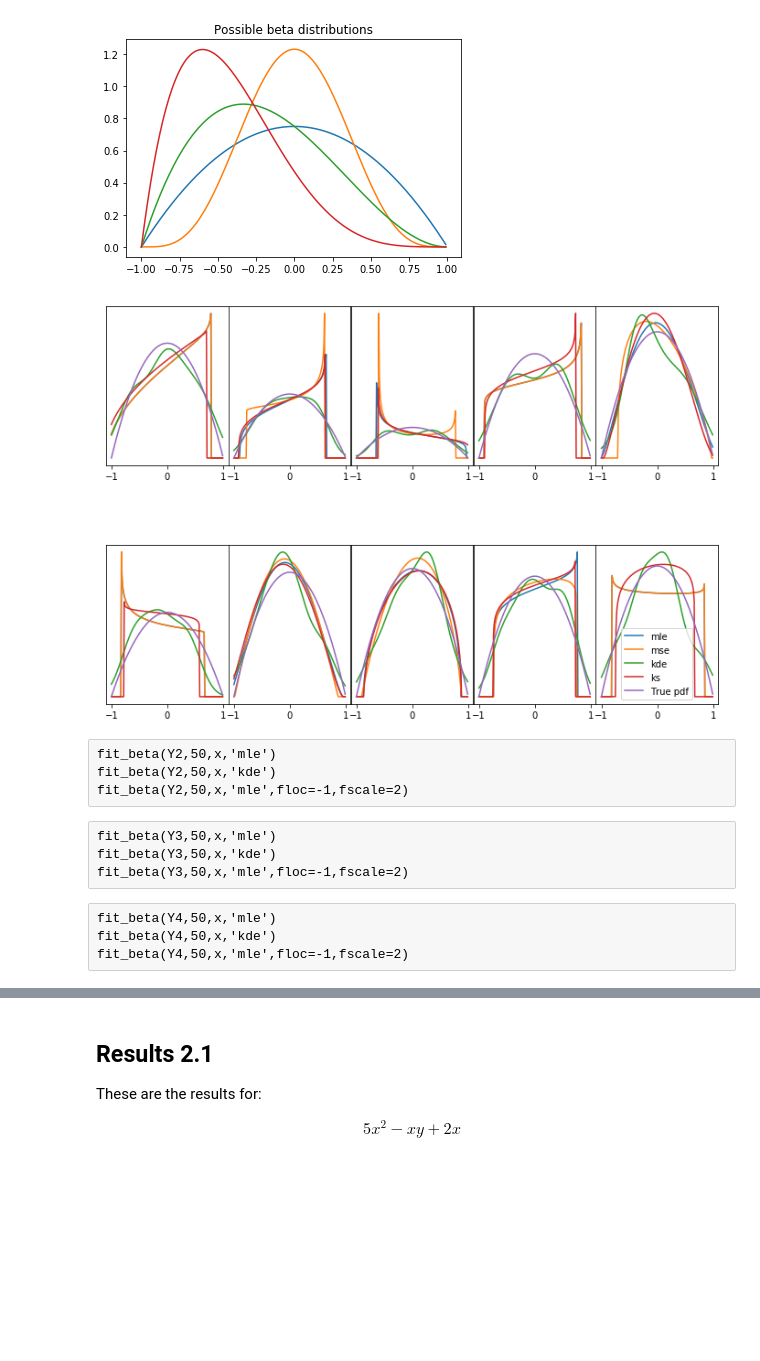
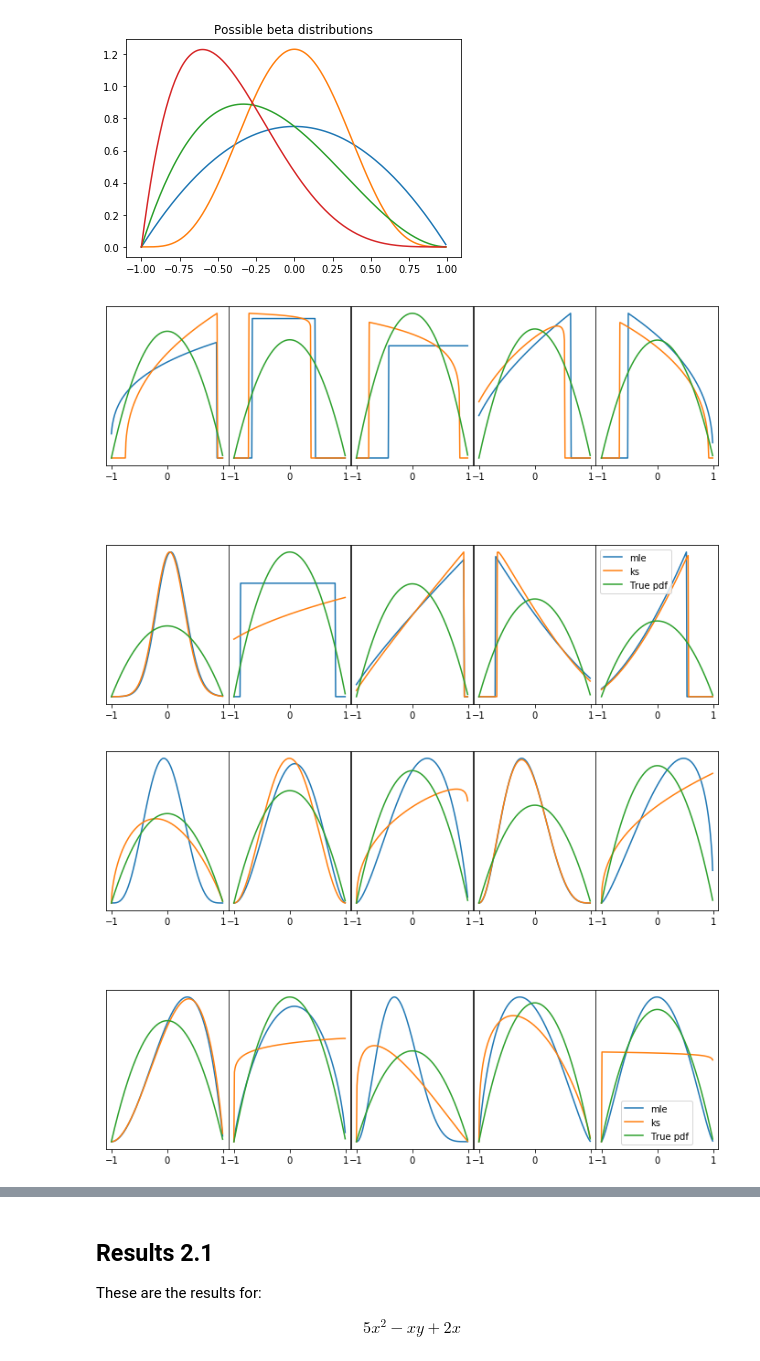
Before and after one commit to harrisonnguyen/stochastic_optimisation, a Jupyter notebook: MLE/investigating_different_beta_cost_functions.ipynb, the cells around one changed output, grey strips where cells are left out. Drawn from its saved outputs; the diff is of its cells as text; code cells hidden in the pictures; blank space fills up the shorter version.

Commit message:
updated plots for MLE

```diff
--- a/MLE/investigating_different_beta_cost_functions.ipynb
+++ b/MLE/investigating_different_beta_cost_functions.ipynb
@@ -35,7 +35,7 @@ plt.title("Possible beta distributions")
 Text(0.5,1,'Possible beta distributions')
 [figure]
 # %%
-def fit_beta(Y,n_samples,x_values,fit_type,plot_observed=False,**kwargs):
+def fit_beta(Y,n_samples,x_values,fit_type,support=(None,None),plot_observed=False,**kwargs):
     #fig, axs = plt.subplots(4,5, figsize=(15, 15), facecolor='w', edgecolor='k')
     #fig.subplots_adjust(hspace = .5, wspace=.001)
     fig, axs = plt.subplots(2,5, figsize=(12, 8), facecolor='w', edgecolor='k')
@@ -45,10 +45,12 @@ def fit_beta(Y,n_samples,x_values,fit_type,plot_observed=False,**kwargs):
         S = Y.rvs(n_samples)
         for ele in fit_type:
             if ele.lower() == 'mle':
-                # fit a beta distribution using MLE
-                a1, b1, loc1, scale1 = st.beta.fit(S,**kwargs)
-
-                fitted_beta = st.beta(a = a1,b=b1,loc=loc1,scale=scale1)
+                beta_params = st.beta.fit(S)
+                a,b,loc,scale = minimize(beta_loglikelihood,beta_params,args=(S),
+                                    bounds=((1,None),(1,None),(support[0],support[0]),
+                                           (support[1],support[1]))).x
+                #a,b,loc,scale = st.beta.fit(S)
+                fitted_beta = st.beta(a=a,b=b,loc=loc,scale=scale)
 
                 #plt.hist(S,normed=True)
 
@@ -63,9 +65,11 @@ def fit_beta(Y,n_samples,x_values,fit_type,plot_observed=False,**kwargs):
                 fitted_beta = st.beta(a=a1,b=b1,loc=loc1,scale=scale1)
                 y_values = fitted_beta.pdf(x_values)
             elif ele.lower() == 'ks':
-                params = st.beta.fit(S,**kwargs)
-                a1,b1,loc1,scale1 = minimize(compute_kstest,params,args=(S)).x
-                fitted_beta = st.beta(a=a1,b=b1,loc=loc1,scale=scale1)
+                params = st.beta.fit(S)
+                a,b,loc,scale = minimize(compute_kstest,params,args=(S),
+                                    bounds=((1,None),(1,None),(support[0],support[0]),
+                                           (support[1],support[1]))).x
+                fitted_beta = st.beta(a=a,b=b,loc=loc,scale=scale)
                 y_values = fitted_beta.pdf(x_values)
             else:
                 raise ValueError("Not a valid estimation method")
@@ -123,18 +132,6 @@ def test_compute_kstest(parameters,samples):
 # %%
-fit_beta(Y1,50,x,['mle','mse','kde','ks'])
-#fit_beta(Y1,50,x,'kde')
-#fit_beta(Y1,50,x,'mse')
+fit_beta(Y1,10,x,['mle','ks'])
+fit_beta(Y1,10,x,['mle','ks'],support=(-1,2))
 # %% [output]
-[figure, old version]
+[figure, new version]
+[figure, added]
-# %% [raw]
-fit_beta(Y2,50,x,'mle')
-fit_beta(Y2,50,x,'kde')
-fit_beta(Y2,50,x,'mle',floc=-1,fscale=2)
-# %% [raw]
-fit_beta(Y3,50,x,'mle')
-fit_beta(Y3,50,x,'kde')
-fit_beta(Y3,50,x,'mle',floc=-1,fscale=2)
-# %% [raw]
-fit_beta(Y4,50,x,'mle')
-fit_beta(Y4,50,x,'kde')
-fit_beta(Y4,50,x,'mle',floc=-1,fscale=2)
```
Also changed, not shown: parts of 33 cells of this notebook.
